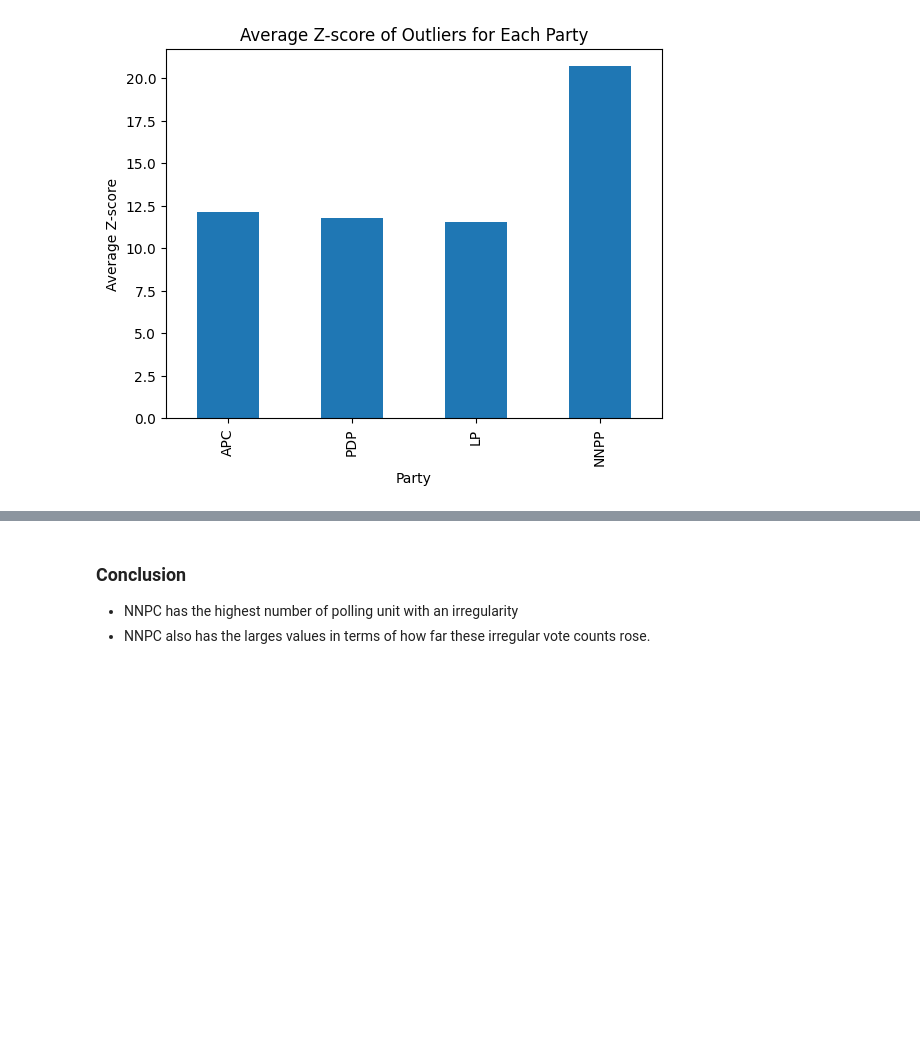
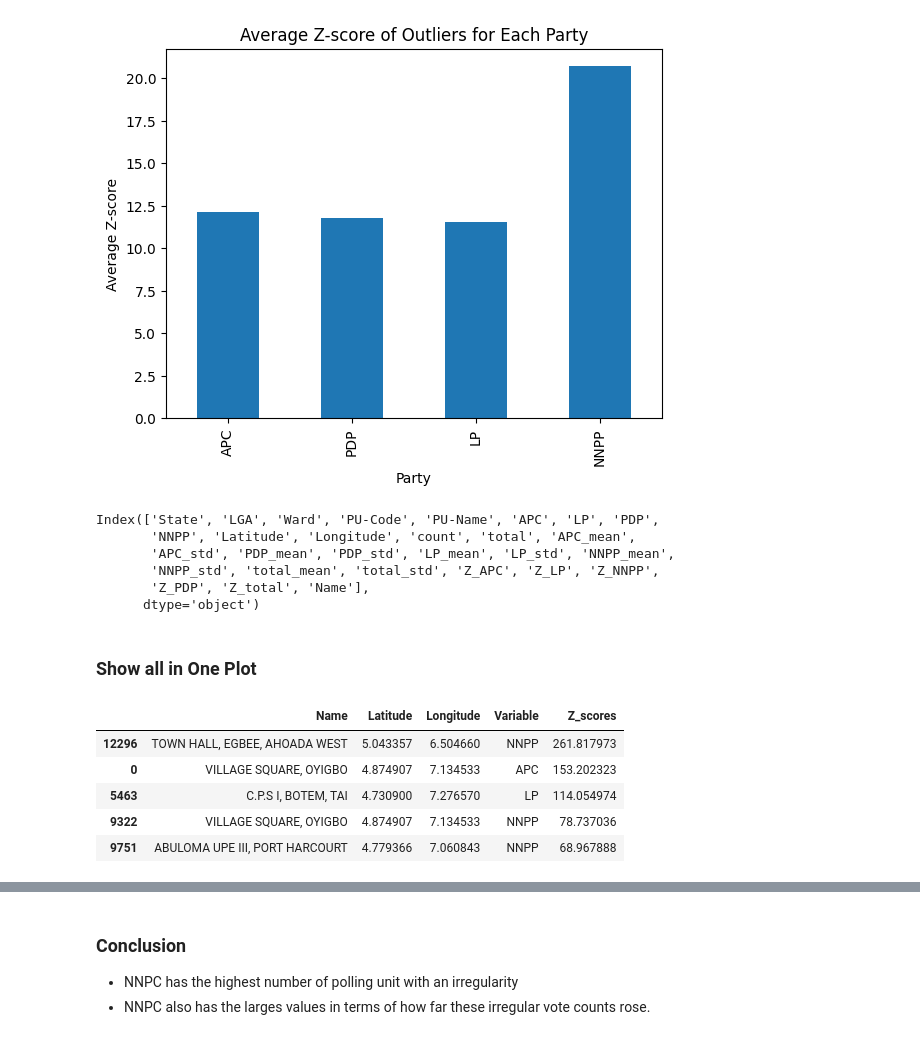
Before and after one commit to wayne-chi/Election_ETL_Pipeline_1, a Jupyter notebook: election_analysis.ipynb, the cells around one changed output, grey strips where cells are left out. Saved outputs shown, nothing was run; the diff lists cells and outputs as text; code cells hidden in the pictures; blank space fills up the shorter version.

Commit message:
Melted the dataframe to create a single geoplot for all parties, to see all outlier polling units side by side

```diff
--- a/election_analysis.ipynb
+++ b/election_analysis.ipynb
@@ -200,0 +187,2 @@ adf.head()
+# %%
+df = df.sort_values('Z_APC', ascending =False)
@@ -540,3 +532,36 @@ plt.title('Average Z-score of Outliers for Each Party')
 plt.show()
 # %% [output]
 [figure]
+# %%
+df.columns
+# %% [output]
+Index(['State', 'LGA', 'Ward', 'PU-Code', 'PU-Name', 'APC', 'LP', 'PDP',
+       'NNPP', 'Latitude', 'Longitude', 'count', 'total', 'APC_mean',
+       'APC_std', 'PDP_mean', 'PDP_std', 'LP_mean', 'LP_std', 'NNPP_mean',
+       'NNPP_std', 'total_mean', 'total_std', 'Z_APC', 'Z_LP', 'Z_NNPP',
+       'Z_PDP', 'Z_total', 'Name'],
+      dtype='object')
+# %% [markdown]
+### Show all in One Plot
+# %%
+
+adf = df[df['count']>=count_threshold][['Name', 'Latitude', 'Longitude', 'Z_APC', 'Z_LP', 'Z_NNPP', 'Z_PDP',
+       'Z_total']]
+adf_melt = adf.melt(id_vars=['Name', 'Latitude', 'Longitude'], var_name='Variable', value_name='Z_scores')
+variable_mapping = {
+    'Z_APC': 'APC',
+    'Z_LP': 'LP',
+    'Z_NNPP': 'NNPP',
+    'Z_PDP': 'PDP',
+    'Z_total': 'Total'
+}
+adf_melt = adf_melt.sort_values('Z_scores', ascending=False)
+adf_melt['Variable'] = adf_melt['Variable'].map(variable_mapping)
+adf_melt.head()
+# %% [output]
+|  | Name | Latitude | Longitude | Variable | Z_scores |
+| 12296 | TOWN HALL, EGBEE, AHOADA WEST | 5.043357 | 6.504660 | NNPP | 261.817973 |
+| 0 | VILLAGE SQUARE, OYIGBO | 4.874907 | 7.134533 | APC | 153.202323 |
+| 5463 | C.P.S I, BOTEM, TAI | 4.730900 | 7.276570 | LP | 114.054974 |
+| 9322 | VILLAGE SQUARE, OYIGBO | 4.874907 | 7.134533 | NNPP | 78.737036 |
+| 9751 | ABULOMA UPE III, PORT HARCOURT | 4.779366 | 7.060843 | NNPP | 68.967888 |
```
Also changed, not shown: parts of 9 cells of this notebook.
